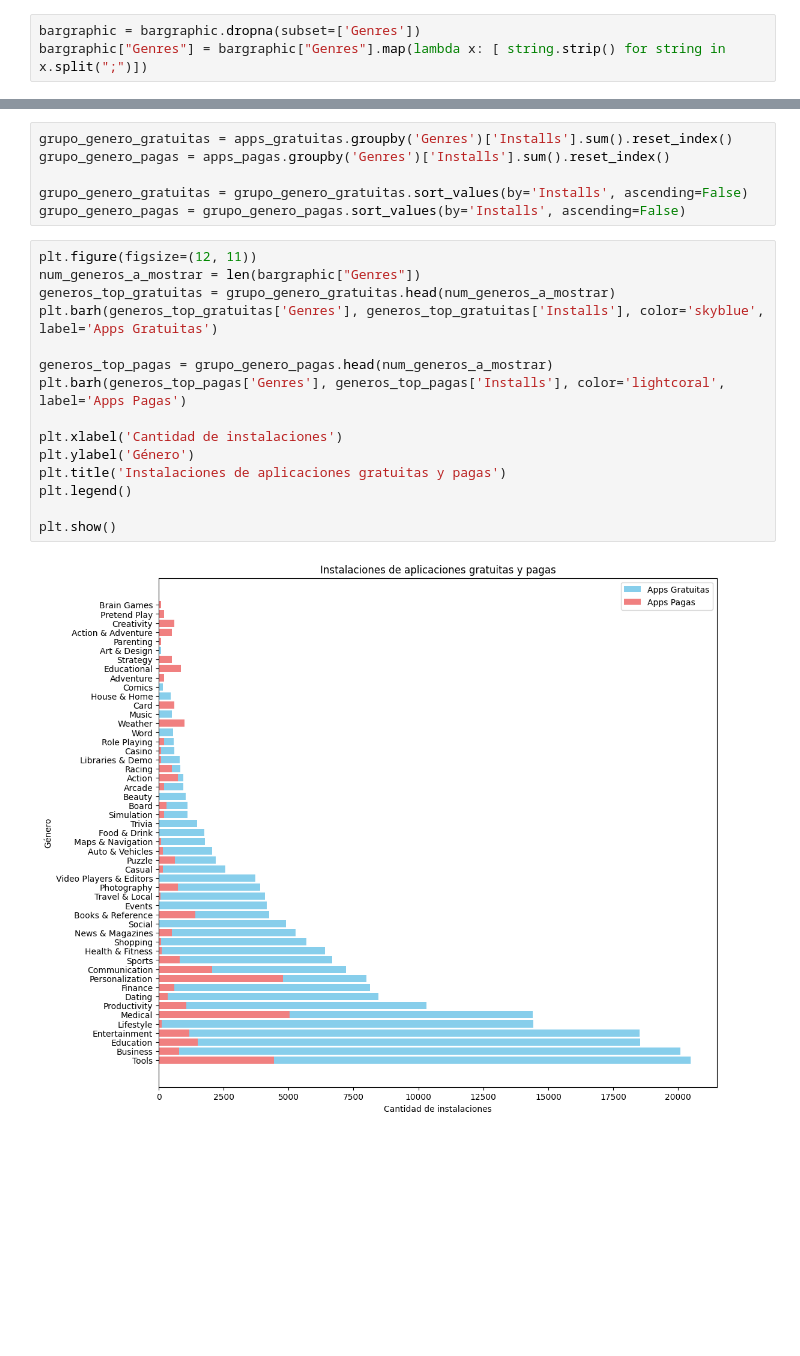
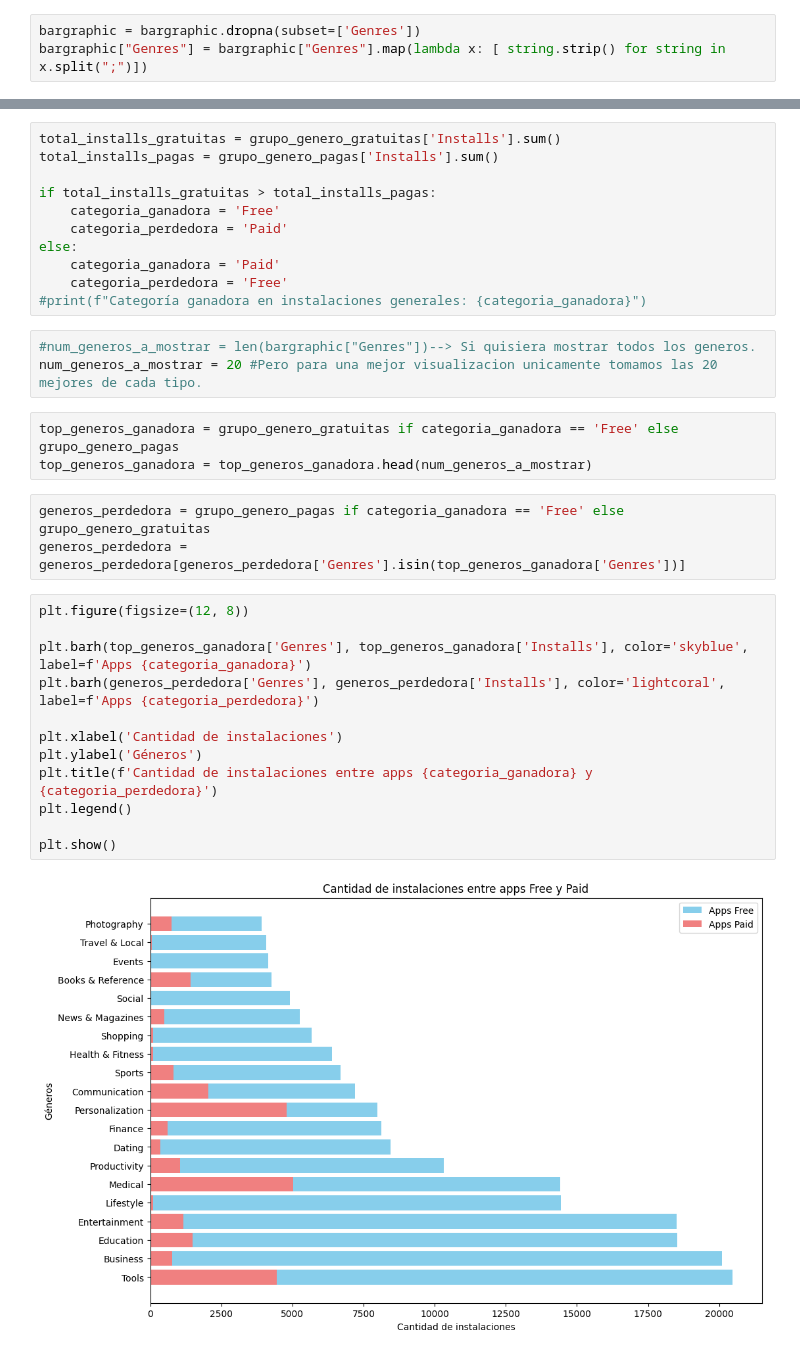
Before and after one commit to isaiascabreraa/TP1-CienciaDeDatos-FIUBA, a Jupyter notebook: Visualizaciones/BARPLOT.ipynb, the cells around one changed output, grey strips where cells are left out. Cells and saved outputs as stored; diff of their text form; blank space fills up the shorter version.

```diff
--- a/Visualizaciones/BARPLOT.ipynb
+++ b/Visualizaciones/BARPLOT.ipynb
@@ -74,23 +68,34 @@ apps_pagas = apps_pagas.explode('Genres')
-# %%
-grupo_genero_gratuitas = apps_gratuitas.groupby('Genres')['Installs'].sum().reset_index()
-grupo_genero_pagas = apps_pagas.groupby('Genres')['Installs'].sum().reset_index()
-
-grupo_genero_gratuitas = grupo_genero_gratuitas.sort_values(by='Installs', ascending=False)
-grupo_genero_pagas = grupo_genero_pagas.sort_values(by='Installs', ascending=False)
+# %%
+total_installs_gratuitas = grupo_genero_gratuitas['Installs'].sum()
+total_installs_pagas = grupo_genero_pagas['Installs'].sum()
+
+if total_installs_gratuitas > total_installs_pagas:
+    categoria_ganadora = 'Free'
+    categoria_perdedora = 'Paid'
+else:
+    categoria_ganadora = 'Paid'
+    categoria_perdedora = 'Free'
+#print(f"Categoría ganadora en instalaciones generales: {categoria_ganadora}")
+# %%
+#num_generos_a_mostrar = len(bargraphic["Genres"])--> Si quisiera mostrar todos los generos.
+num_generos_a_mostrar = 20 #Pero para una mejor visualizacion unicamente tomamos las 20 mejores de cada tipo.
+# %%
+top_generos_ganadora = grupo_genero_gratuitas if categoria_ganadora == 'Free' else grupo_genero_pagas
+top_generos_ganadora = top_generos_ganadora.head(num_generos_a_mostrar)
+# %%
+generos_perdedora = grupo_genero_pagas if categoria_ganadora == 'Free' else grupo_genero_gratuitas
+generos_perdedora = generos_perdedora[generos_perdedora['Genres'].isin(top_generos_ganadora['Genres'])]
 # %%
-plt.figure(figsize=(12, 11))
-num_generos_a_mostrar = len(bargraphic["Genres"])
-generos_top_gratuitas = grupo_genero_gratuitas.head(num_generos_a_mostrar)
-plt.barh(generos_top_gratuitas['Genres'], generos_top_gratuitas['Installs'], color='skyblue', label='Apps Gratuitas')
+plt.figure(figsize=(12, 8))
 
-generos_top_pagas = grupo_genero_pagas.head(num_generos_a_mostrar)
-plt.barh(generos_top_pagas['Genres'], generos_top_pagas['Installs'], color='lightcoral', label='Apps Pagas')
+plt.barh(top_generos_ganadora['Genres'], top_generos_ganadora['Installs'], color='skyblue', label=f'Apps {categoria_ganadora}')
+plt.barh(generos_perdedora['Genres'], generos_perdedora['Installs'], color='lightcoral', label=f'Apps {categoria_perdedora}')
 
 plt.xlabel('Cantidad de instalaciones')
-plt.ylabel('Género')
-plt.title('Instalaciones de aplicaciones gratuitas y pagas')
+plt.ylabel('Géneros')
+plt.title(f'Cantidad de instalaciones entre apps {categoria_ganadora} y {categoria_perdedora}')
 plt.legend()
 
 plt.show()
 # %% [output]
-[figure, old version]
+[figure, new version]
```
Also changed, not shown: parts of 2 cells of this notebook.
